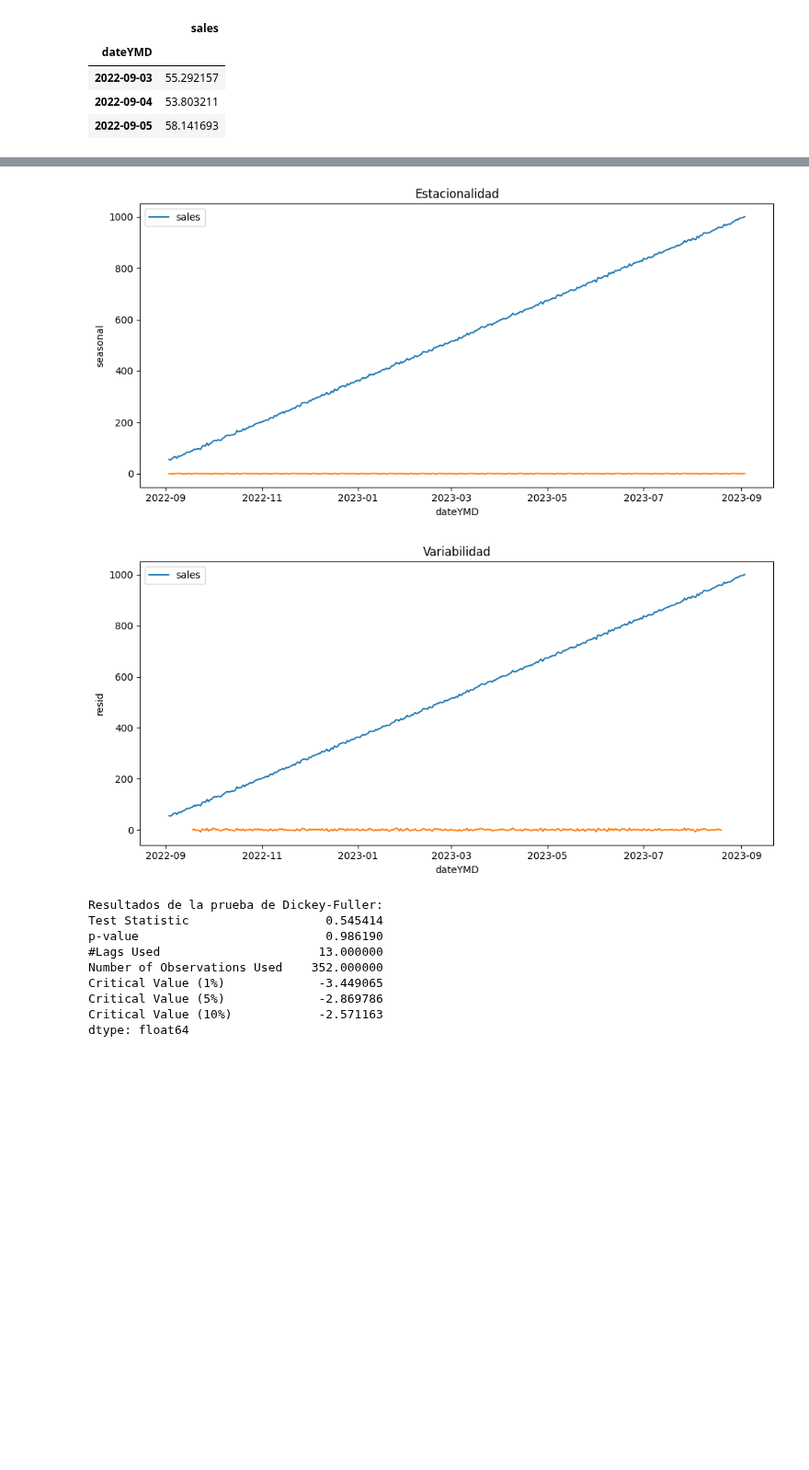
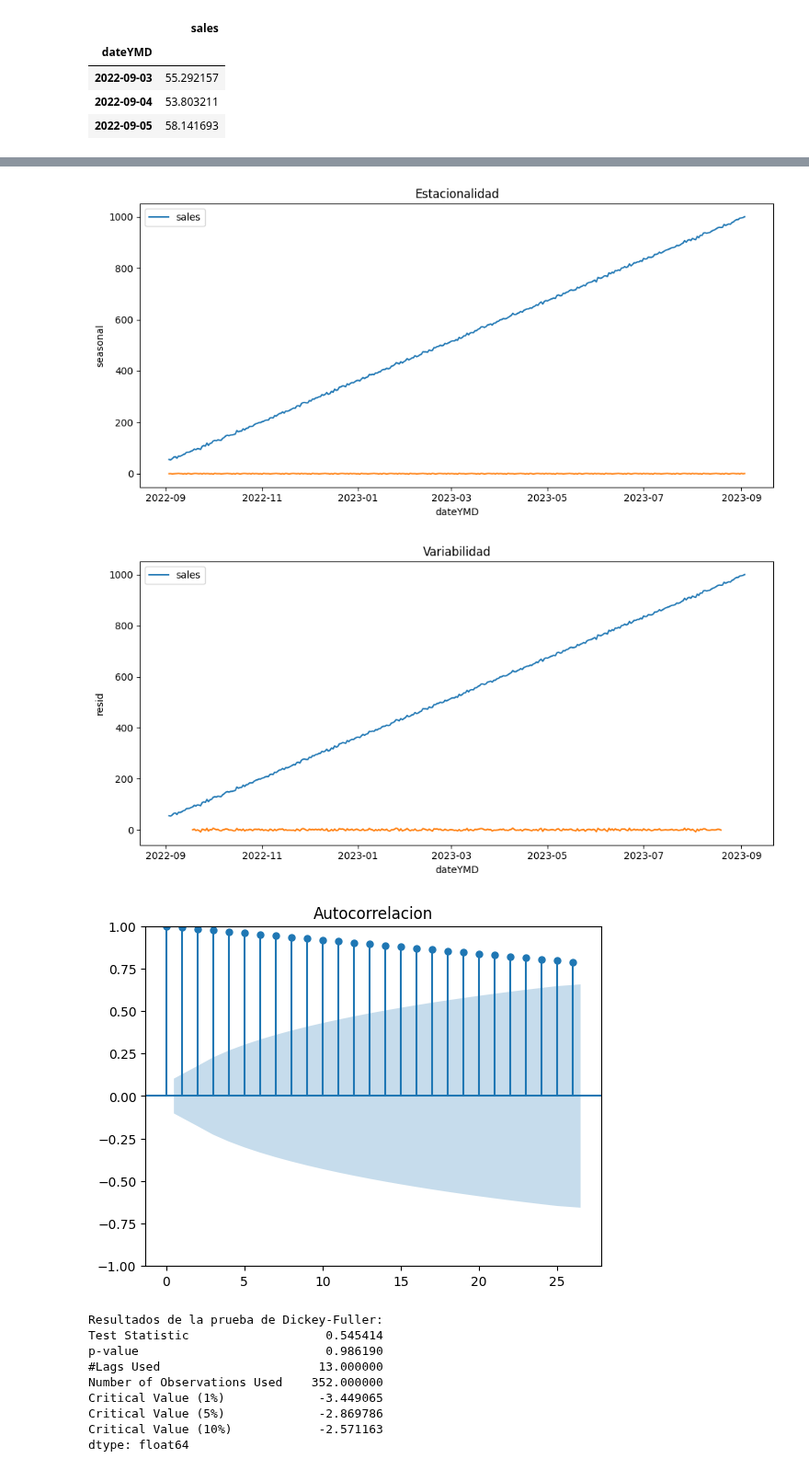
Before and after one commit to JosBerGon34/4GA.DataScience, a Jupyter notebook: src/explore.ipynb, the cells around one changed output, grey strips where cells are left out. Shown at 92% size. Cells and saved outputs as stored; diff of their text form; code cells hidden in the pictures; blank space fills up the shorter version.

```diff
--- a/src/explore.ipynb
+++ b/src/explore.ipynb
@@ -87,33 +89,37 @@ C¿Es estacionaria? No, no completa el numero de  ciclos de un mes por un año c
 D¿Existe variabilidad o presencia de ruido? Apenas perceptible, el ruido que presenta es de poca intensidad y se aprecia claramente una linea en incremento.
 '''
 tensor = df_ds['sales'].count()
 print(tensor,'es el tensor, igual al numero de muestras(Nuestro ciclo es mensual:31 muestras.):',tensor/31,'ciclos')
 seasonal = decomposition.seasonal
 trend = decomposition.trend
 residual = decomposition.resid
 fig, axis = plt.subplots(figsize = (10, 5))
 plt.title('Tendencia')
 sns.lineplot(data = df_ds)
 sns.lineplot(data = trend)
 plt.tight_layout()
 plt.show()
 fig, axis = plt.subplots(figsize = (10, 5))
 plt.title('Estacionalidad')
 sns.lineplot(data = df_ds)
 sns.lineplot(data = seasonal)
 plt.tight_layout()
 plt.show()
 fig, axis = plt.subplots(figsize = (10, 5))
 plt.title('Variabilidad')
 sns.lineplot(data = df_ds)
 sns.lineplot(data = residual)
 plt.tight_layout()
 plt.show()
+plot_acf(df_ds)
+plt.title('Autocorrelacion')
+plt.show()
 # %% [output]
 366 es el tensor, igual al numero de muestras(Nuestro ciclo es mensual:31 muestras.): 11.806451612903226 ciclos
 [figure]
 [figure]
 [figure]
+[figure, added]
 # %%
 '''
 Paso 3: Entrena un ARIMA:
```
Also changed, not shown: parts of 6 cells of this notebook.
